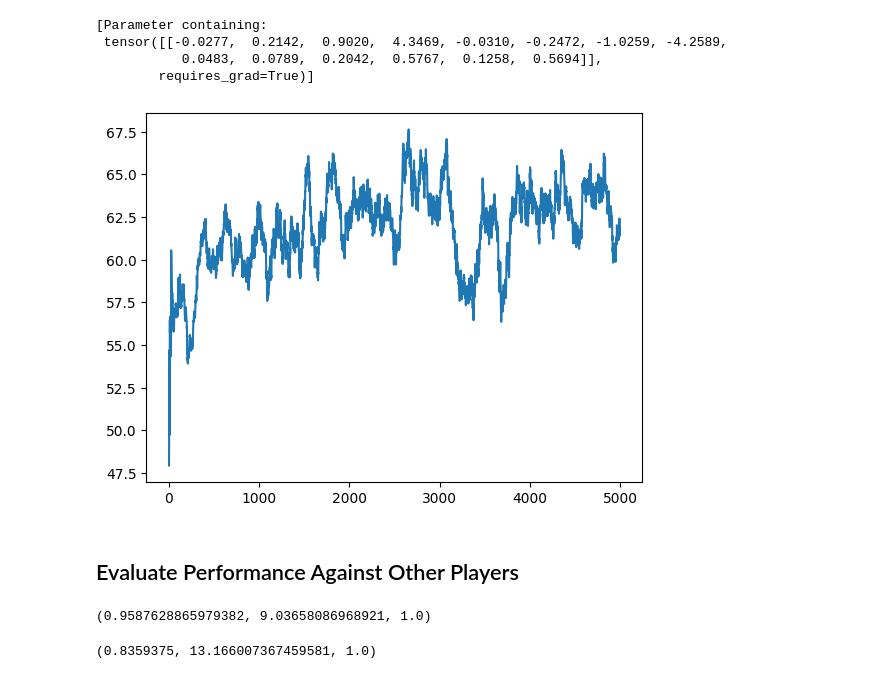
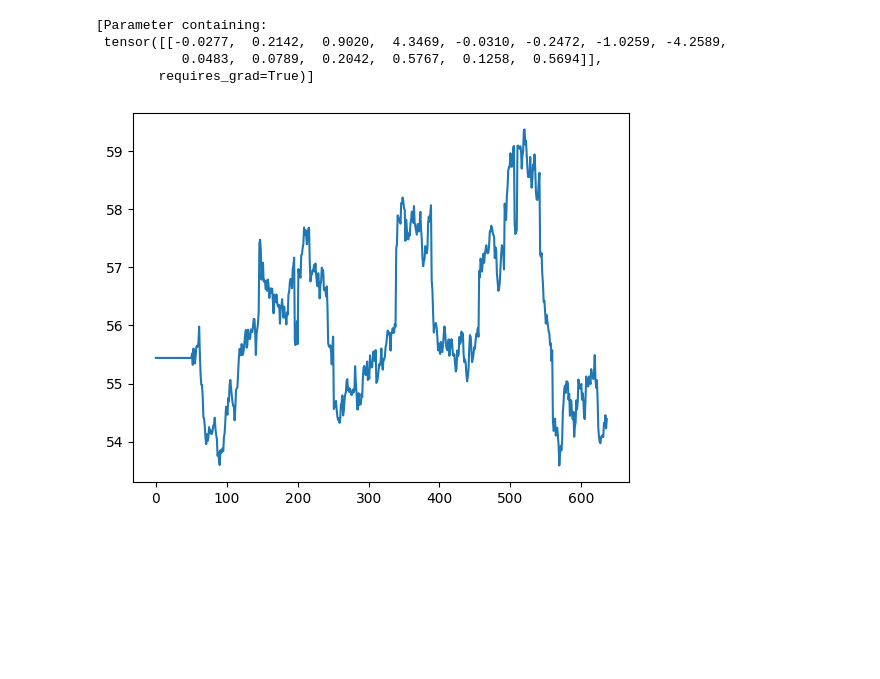
Before and after one commit to imanring/Sequence, a Jupyter notebook: RL.ipynb, the cells around one changed output. Saved outputs shown, nothing was run; the diff lists cells and outputs as text; code cells hidden in the pictures; blank space fills up the shorter version.

```diff
--- a/RL.ipynb
+++ b/RL.ipynb
@@ -91,5 +49,5 @@ class h_scorer(nn.Module):
 # %%
-model = h_scorer()
+model = dnn_scorer()
 loss_fn = torch.nn.MSELoss()
 optimizer = torch.optim.Adam(model.parameters(), lr=0.001)
 num_par = sum([l.numel() for l in model.parameters() if l.requires_grad])
@@ -113,24 +71,27 @@ Play full game with rewards.
 # Temporal Difference
 import copy
 from tqdm import tqdm
-num_games = 5000
+num_games = 2500
 gamma = 0.98
 
 loss_hist = list()
 
+stable_model = copy.deepcopy(model)
+stable_model.eval()
 model.train()
 for g in tqdm(range(num_games)):
     game = Sequence()
     game_completed = False
     batch = list()
     lab = list()
-    if g % 200 == 199:
+    if g % 100 == 99:
         plt.plot(loss_hist)
         plt.show()
-        torch.save(model.state_dict(), f'models/Linear/lin_{g}.pth')
+        torch.save(model.state_dict(), f'models/CNN/cnn_{g}.pth')
+        stable_model = copy.deepcopy(model)
+        stable_model.eval()
     while not game_completed:
-        #print("T",100/(g+1)**0.5)
-        move, moves = game.sample_action(model,T=10/(g+1)**0.5)
+        move, moves = game.sample_action(stable_model,T=10/(g+1)**0.5)
         if len(moves) == 0:
             break
         s_p = game.prepare_input(moves,move)
@@ -212,12 +172,12 @@ torch.save(model.state_dict(), f'models/cur.pth')
 # %%
 def moving_avg(n=5):
     avg = np.zeros(len(loss_hist))
-    for i in range(len(loss_hist)):
-        avg[i] = np.mean(loss_hist[max(0,i-n):i])
+    for i in range(n):
+        avg[i] = np.exp(np.mean(np.log(loss_hist[0:n])))
+    for i in range(n,len(loss_hist)):
+        avg[i] = np.exp(np.mean(np.log(loss_hist[max(0,i-n):i])))
     return avg
-plt.plot(moving_avg(n=100))
+plt.plot(moving_avg(n=50))
 plt.show()
 # %% [output]
-[figure, old version]
+[figure, new version]
-# %% [markdown]
-## Evaluate Performance Against Other Players
@@ -277,17 +183,0 @@ def eq_test(p,n):
-# %%
-#power analysis
-n = int(np.ceil((1.96/.1)**2*.25))
-model.eval()
-n,p = run_exp(n,TD_play,r_play)
-z,p_val = eq_test(p,n)
-p, z, p_val
-# %% [output]
-(0.9587628865979382, 9.03658086968921, 1.0)
-# %%
-n = int(np.ceil((1.96/.05)**2*.25))
-model.eval()
-n,p = run_exp(n,TD_play,h_play)
-z,p_val = eq_test(p,n)
-p, z, p_val
-# %% [output]
-(0.8359375, 13.166007367459581, 1.0)
```
Also changed, not shown: parts of 15 cells of this notebook, 5 other files.
